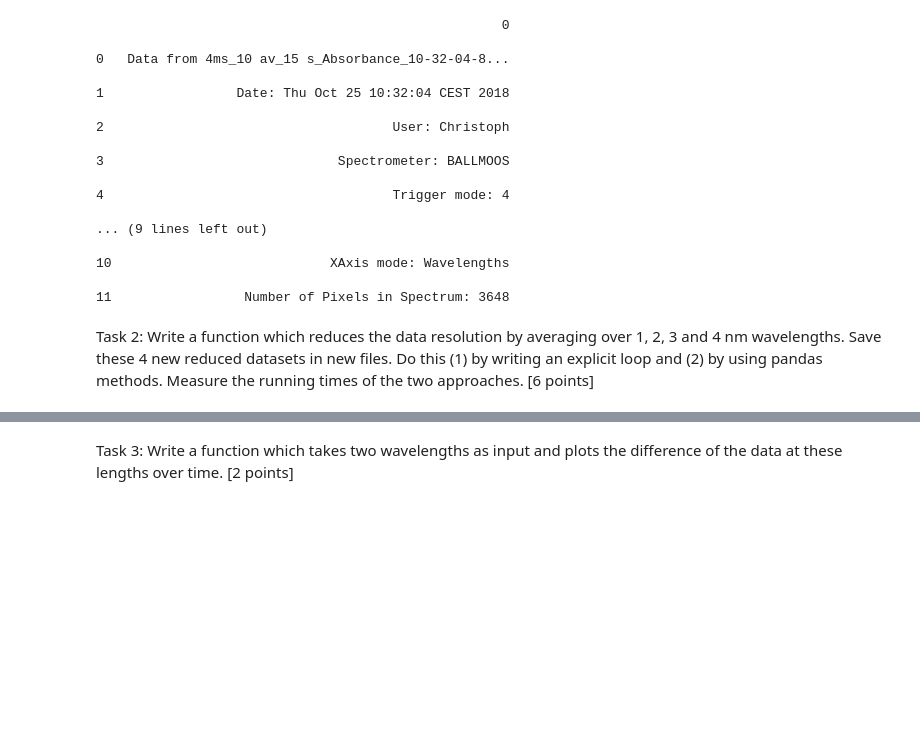
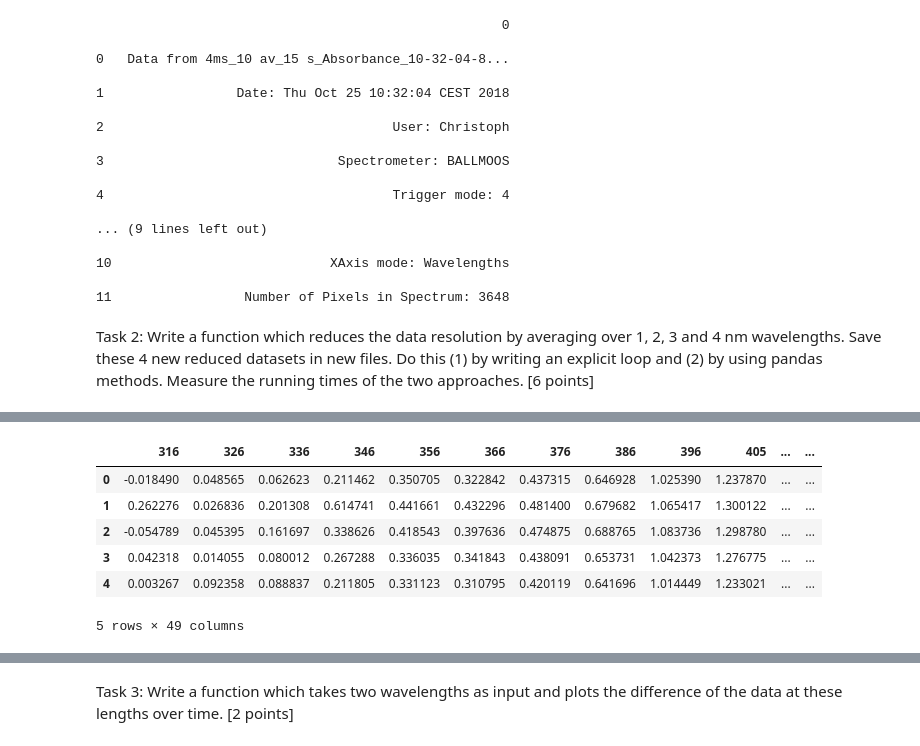
Before and after one commit to PStettler/DSF-DCBP-Philip-Stettler, a Jupyter notebook: codingTask1.ipynb, the cells around one changed output, grey strips where cells are left out. Drawn from its saved outputs; the diff is of its cells as text; code cells hidden in the pictures; blank space fills up the shorter version.

```diff
--- a/codingTask1.ipynb
+++ b/codingTask1.ipynb
@@ -46,19 +46,17 @@ Task 2: Write a function which reduces the data resolution by averaging over 1,
 import pandas as pd
 df = pd.read_csv(path, delimiter = '\t', header= 13)
 
-def reduce(data = df, step = 4):
+def reduce(data = df, step = 4, method="panda"): #methods are panda or neanderthal
   jump = round(step/0.1355)
   df_means = pd.DataFrame()
-  for i in range(2,len(data.columns)-jump,jump):
-    df_means[data.columns[i][0:3]] = (data.iloc[:, range(i,i+jump-1)].mean(axis=1))
-  return(df_means)
-
-def reduce2(data = df, step = 4):
-  jump = round(step/0.1355)
-  df_means = pd.DataFrame()
-  for i in range(2,len(data.columns)-jump,jump):
-    for j in range(0,len(data.rows)):
-      df_means[data.columns[i][0:3]] = #other way around...
-  return(df_means)
+  if method == "panda":
+    for i in range(2,len(data.columns)-jump,jump):
+      df_means[data.columns[i][0:3]] = (data.iloc[:, range(i,i+jump-1)].mean(axis=1))
+    return(df_means)
+  elif method == "neanderthal":
+    for j in range(0,len(data.index)):
+      for i in range(2,len(data.columns)-jump,jump):
+       df_means.loc[j,data.columns[i][0:3]] = df.iloc[j,range(i,i+jump-1)].mean()
+    return(df_means)
 # %%
 %%timeit -n 10 -r 5
@@ -67,0 +71,10 @@ reduce(step=2).head()
+# %%
+reduce(step=10).head()
+# %% [output]
+|  | 316 | 326 | 336 | 346 | 356 | 366 | 376 | 386 | 396 | 405 | ... | ... |
+| 0 | -0.018490 | 0.048565 | 0.062623 | 0.211462 | 0.350705 | 0.322842 | 0.437315 | 0.646928 | 1.025390 | 1.237870 | ... | ... |
+| 1 | 0.262276 | 0.026836 | 0.201308 | 0.614741 | 0.441661 | 0.432296 | 0.481400 | 0.679682 | 1.065417 | 1.300122 | ... | ... |
+| 2 | -0.054789 | 0.045395 | 0.161697 | 0.338626 | 0.418543 | 0.397636 | 0.474875 | 0.688765 | 1.083736 | 1.298780 | ... | ... |
+| 3 | 0.042318 | 0.014055 | 0.080012 | 0.267288 | 0.336035 | 0.341843 | 0.438091 | 0.653731 | 1.042373 | 1.276775 | ... | ... |
+| 4 | 0.003267 | 0.092358 | 0.088837 | 0.211805 | 0.331123 | 0.310795 | 0.420119 | 0.641696 | 1.014449 | 1.233021 | ... | ... |
+5 rows × 49 columns
```
Also changed, not shown: parts of 4 cells of this notebook.
